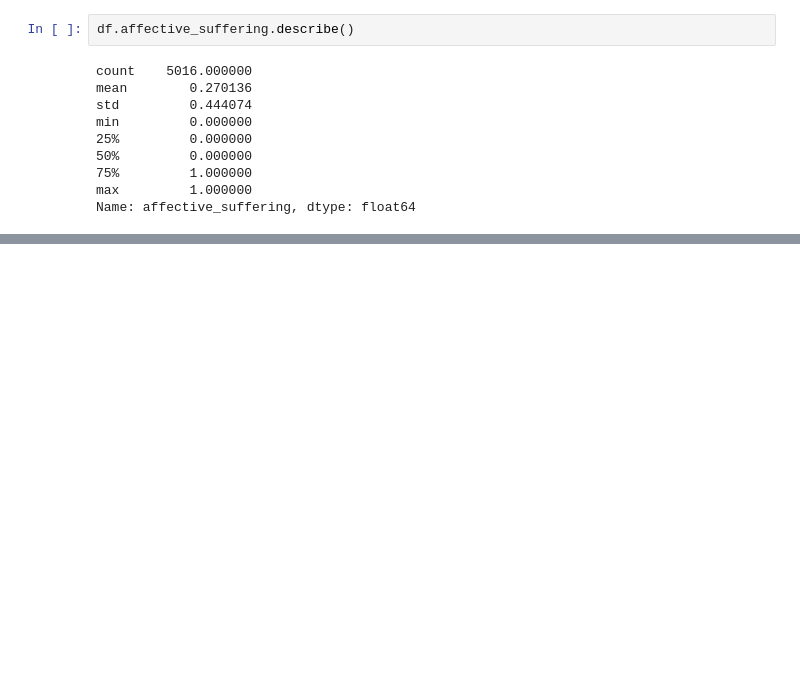
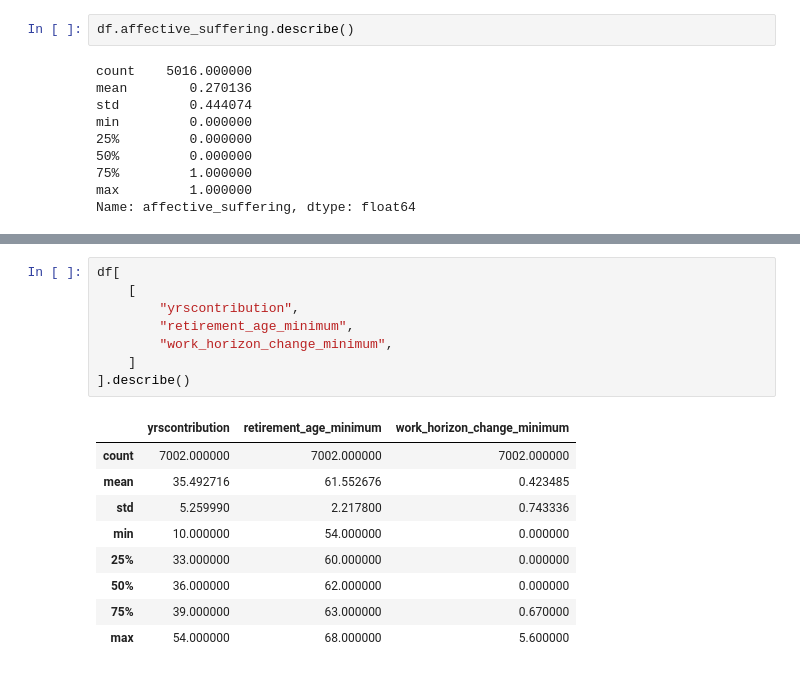
Before and after one commit to lugovalexa/MH-old-workers, a Jupyter notebook: notebooks/final_datasets.ipynb, the cells around one changed output, grey strips where cells are left out. Saved outputs shown, nothing was run; the diff lists cells and outputs as text; blank space fills up the shorter version.

```diff
--- a/notebooks/final_datasets.ipynb
+++ b/notebooks/final_datasets.ipynb
@@ -405,0 +423,18 @@ plt.show()
+# %%
+df[
+    [
+        "yrscontribution",
+        "retirement_age_minimum",
+        "work_horizon_change_minimum",
+    ]
+].describe()
+# %% [output]
+|  | yrscontribution | retirement_age_minimum | work_horizon_change_minimum |
+| count | 7002.000000 | 7002.000000 | 7002.000000 |
+| mean | 35.492716 | 61.552676 | 0.423485 |
+| std | 5.259990 | 2.217800 | 0.743336 |
+| min | 10.000000 | 54.000000 | 0.000000 |
+| 25% | 33.000000 | 60.000000 | 0.000000 |
+| 50% | 36.000000 | 62.000000 | 0.000000 |
+| 75% | 39.000000 | 63.000000 | 0.670000 |
+| max | 54.000000 | 68.000000 | 5.600000 |
```
Also changed, not shown: parts of 8 cells of this notebook.
